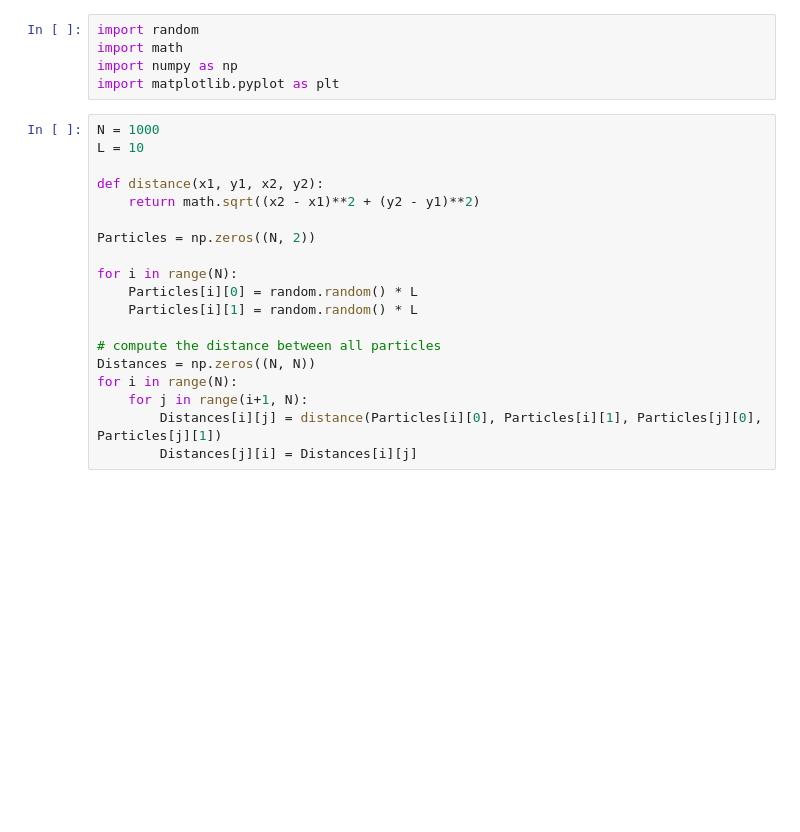
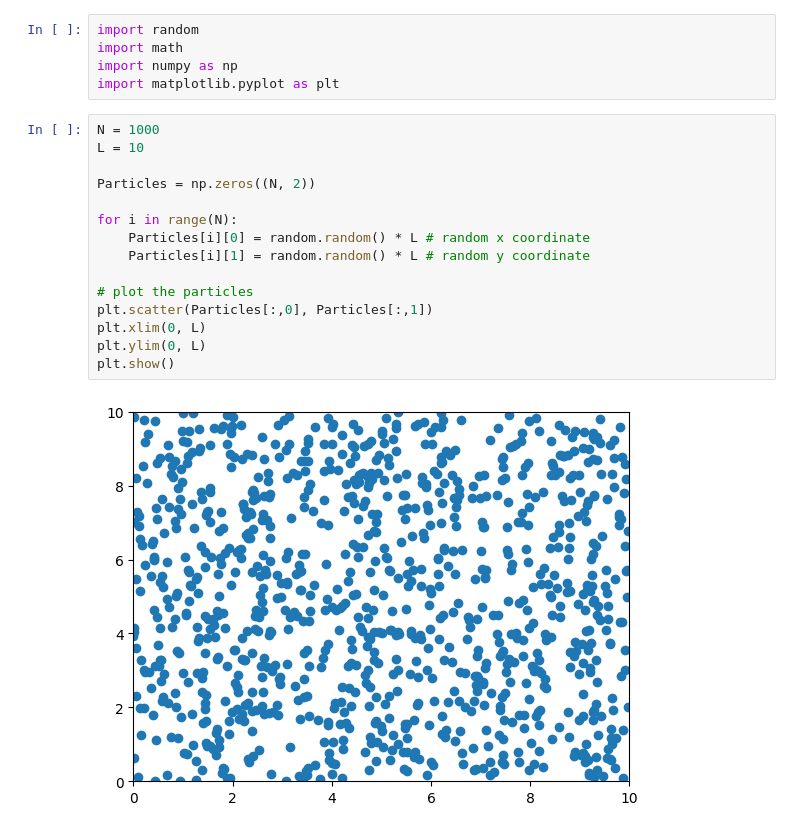
Before and after one commit to giacomocalabria/Stochastic-Methods-UPC, a Jupyter notebook: W5/Notebook.ipynb, the cells around one changed output. Cells and saved outputs as stored; diff of their text form; blank space fills up the shorter version.

```diff
--- a/W5/Notebook.ipynb
+++ b/W5/Notebook.ipynb
@@ -21,19 +21,17 @@ import matplotlib.pyplot as plt
 # %%
 N = 1000
 L = 10
 
-def distance(x1, y1, x2, y2):
-    return math.sqrt((x2 - x1)**2 + (y2 - y1)**2)
-
 Particles = np.zeros((N, 2))
 
 for i in range(N):
-    Particles[i][0] = random.random() * L
-    Particles[i][1] = random.random() * L
+    Particles[i][0] = random.random() * L # random x coordinate
+    Particles[i][1] = random.random() * L # random y coordinate
 
-# compute the distance between all particles
-Distances = np.zeros((N, N))
-for i in range(N):
-    for j in range(i+1, N):
-        Distances[i][j] = distance(Particles[i][0], Particles[i][1], Particles[j][0], Particles[j][1])
-        Distances[j][i] = Distances[i][j]
+# plot the particles
+plt.scatter(Particles[:,0], Particles[:,1])
+plt.xlim(0, L)
+plt.ylim(0, L)
+plt.show()
+# %% [output]
+[figure, added]
```
Also changed, not shown: parts of 4 cells of this notebook.
